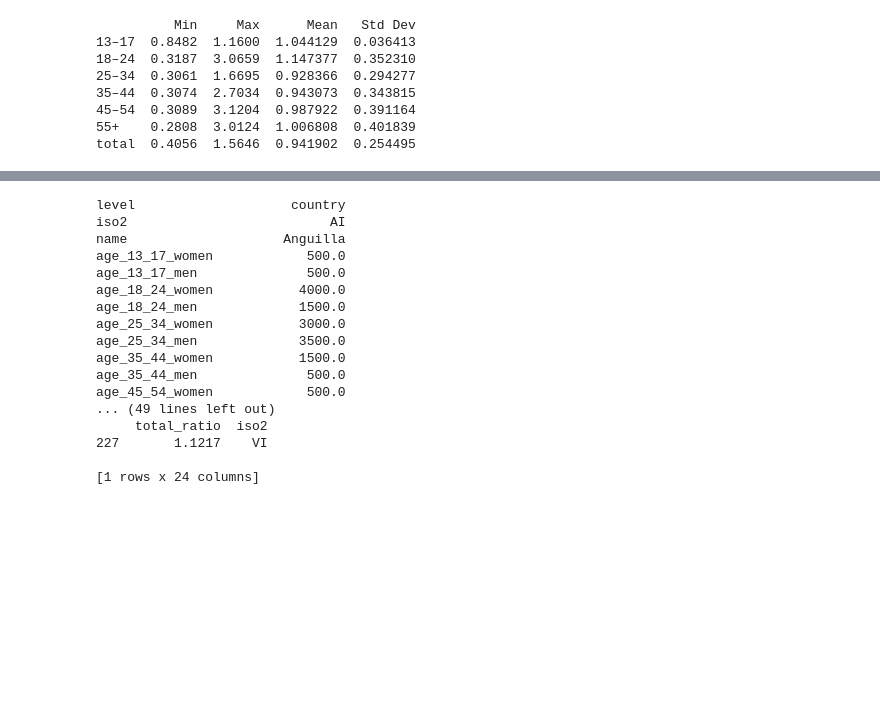
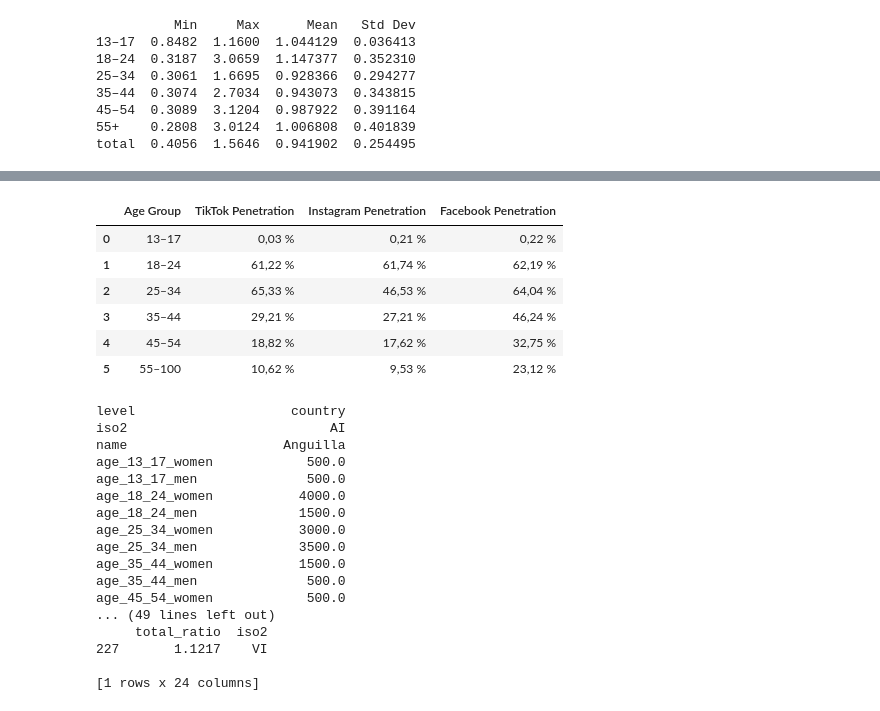
Before and after one commit to hschwed/PDSAI, a Jupyter notebook: src/analyze_data/descriptive_and_graphs.ipynb, the cells around one changed output, grey strips where cells are left out. Saved outputs shown, nothing was run; the diff lists cells and outputs as text; code cells hidden in the pictures; blank space fills up the shorter version.

Commit message:
penetration summary added

```diff
--- a/src/analyze_data/descriptive_and_graphs.ipynb
+++ b/src/analyze_data/descriptive_and_graphs.ipynb
@@ -412,3 +412,68 @@ print(summary)
 45–54  0.3089  3.1204  0.987922  0.391164
 55+    0.2808  3.0124  1.006808  0.401839
 total  0.4056  1.5646  0.941902  0.254495
+# %%
+# TikTok descriptive table summary
+ratio_columns = [col for col in tt.columns if col.endswith("_pen")]
+summary = tt[ratio_columns].agg(["min", "max", "mean", "std"]).transpose()
+
+summary.columns = ["Min", "Max", "Mean", "Std Dev"]
+summary.rename(index={
+    'age_13_17_pen': '13–17',
+    'age_18_24_pen': '18–24',
+    'age_25_34_pen': '25–34',
+    'age_35_44_pen': '35–44',
+    'age_45_54_pen': '45–54',
+    'age_55_100_pen': '55+',
+    'total_pen':'total'
+}, inplace=True)
+
+print(summary)
+
+
+# Define age groups
+age_groups = ['13_17', '18_24', '25_34', '35_44', '45_54', '55_100']
+women_cols = [f'age_{age}_women' for age in age_groups]
+men_cols = [f'age_{age}_men' for age in age_groups]
+
+# Initialize lists
+tt_penetration = []
+insta_penetration = []
+fb_penetration = []
+
+# Compute and format penetration for each age group
+for w_col, m_col in zip(women_cols, men_cols):
+    pop_total = pop[w_col].sum() + pop[m_col].sum()
+
+    if pop_total == 0:
+        tt_penetration.append("NA")
+        insta_penetration.append("NA")
+        fb_penetration.append("NA")
+        continue
+
+    # TikTok
+    tt_total = tt[w_col].sum() + tt[m_col].sum()
+    tt_pct = (tt_total / pop_total) * 100
+    tt_penetration.append(f"{tt_pct:.2f}".replace(".", ",") + " %")
+
+    # Instagram
+    insta_total = inst[w_col].sum() + inst[m_col].sum()
+    insta_pct = (insta_total / pop_total) * 100
+    insta_penetration.append(f"{insta_pct:.2f}".replace(".", ",") + " %")
+
+    # Facebook
+    fb_total = fb[w_col].sum() + fb[m_col].sum()
+    fb_pct = (fb_total / pop_total) * 100
+    fb_penetration.append(f"{fb_pct:.2f}".replace(".", ",") + " %")
+
+# Create DataFrame
+penetration_df = pd.DataFrame({
+    'Age Group': [age.replace('_', '–') for age in age_groups],
+    'TikTok Penetration': tt_penetration,
+    'Instagram Penetration': insta_penetration,
+    'Facebook Penetration': fb_penetration
+})
+
+# Display the formatted table
+penetration_df
+# %% [output]
@@ -415,3 +496,10 @@ total  0.4056  1.5646  0.941902  0.254495
+|  | Age Group | TikTok Penetration | Instagram Penetration | Facebook Penetration |
+| 0 | 13–17 | 0,03 % | 0,21 % | 0,22 % |
+| 1 | 18–24 | 61,22 % | 61,74 % | 62,19 % |
+| 2 | 25–34 | 65,33 % | 46,53 % | 64,04 % |
+| 3 | 35–44 | 29,21 % | 27,21 % | 46,24 % |
+| 4 | 45–54 | 18,82 % | 17,62 % | 32,75 % |
+| 5 | 55–100 | 10,62 % | 9,53 % | 23,12 % |
 # %%
 ratio_columns = [col for col in tt.columns if col.endswith("_ratio_std")]
 
```
Also changed, not shown: parts of 1 cell of this notebook.
